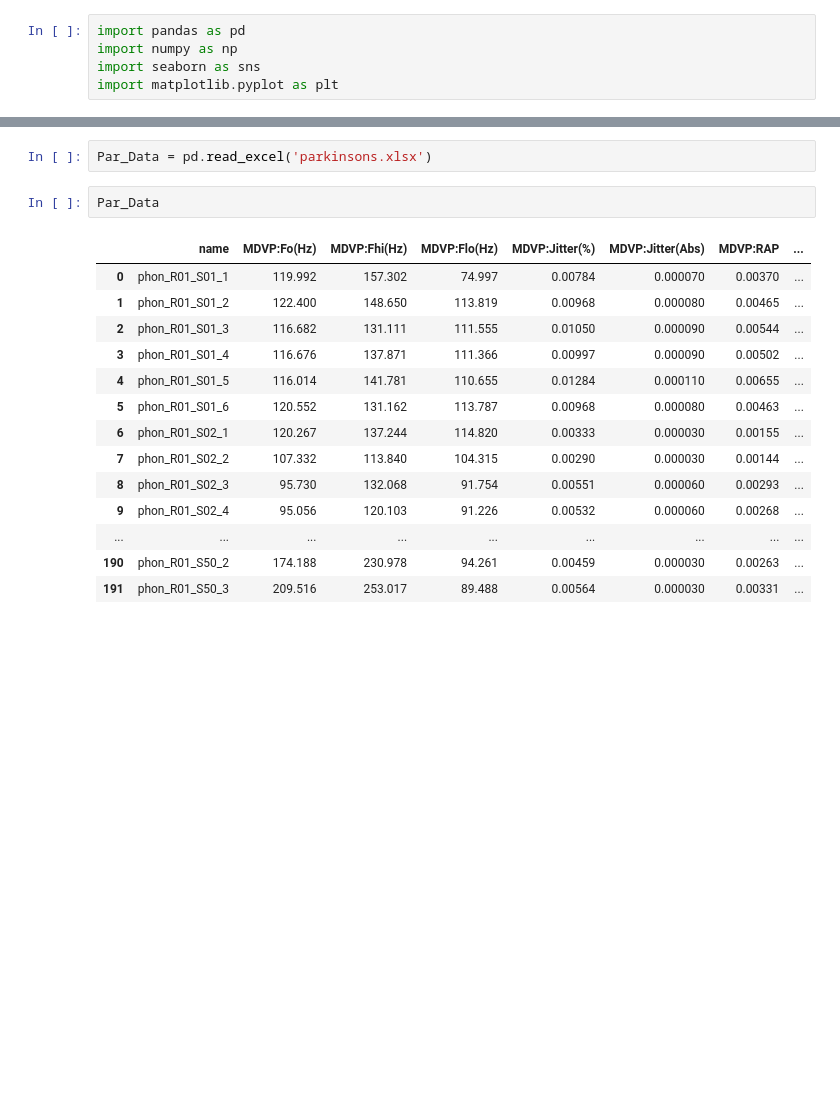
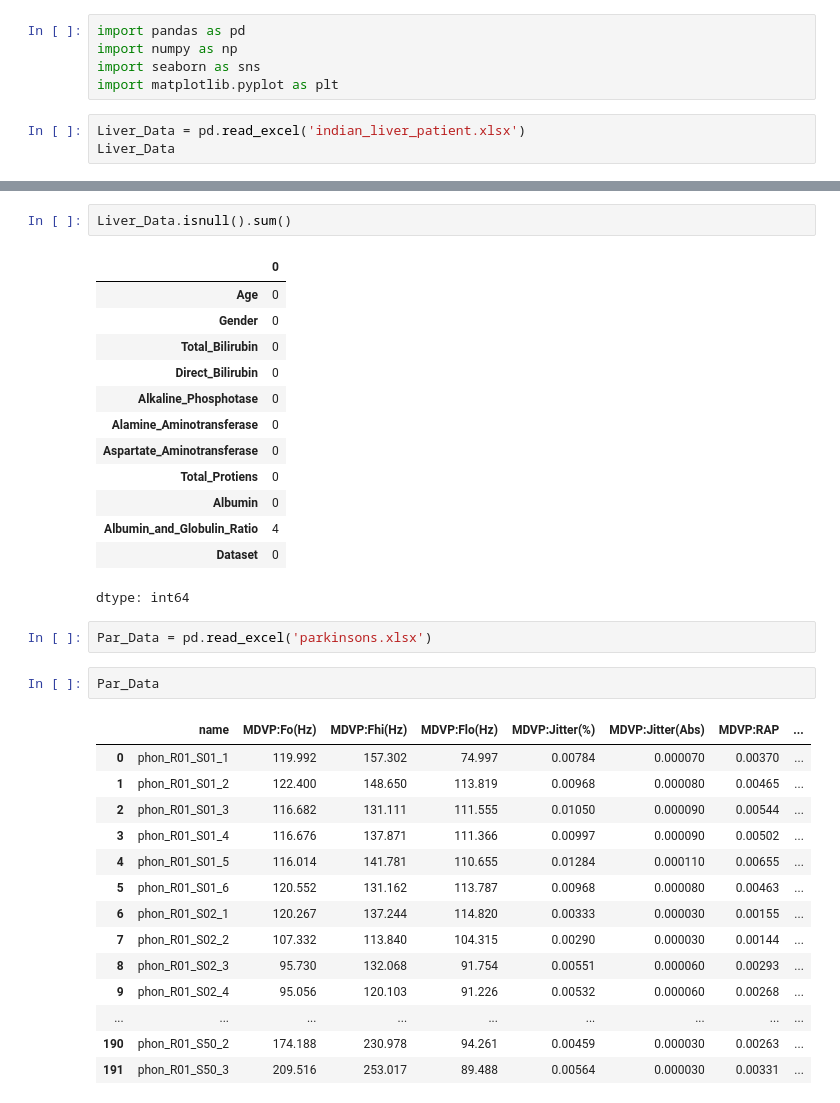
Before and after one commit to raju1207/Multiple-Disease-Prediction-Analysis, a Jupyter notebook: Multiple_Disease_Prediction_Analysis.ipynb, the cells around one changed output, grey strips where cells are left out. Drawn from its saved outputs; the diff is of its cells as text; blank space fills up the shorter version.

```diff
--- a/Multiple_Disease_Prediction_Analysis.ipynb
+++ b/Multiple_Disease_Prediction_Analysis.ipynb
@@ -5,3 +5,6 @@ import pandas as pd
 import numpy as np
 import seaborn as sns
 import matplotlib.pyplot as plt
+# %%
+Liver_Data = pd.read_excel('indian_liver_patient.xlsx')
+Liver_Data
@@ -8,3 +52,19 @@ import matplotlib.pyplot as plt
+# %%
+Liver_Data.isnull().sum()
+# %% [output]
+|  | 0 |
+| Age | 0 |
+| Gender | 0 |
+| Total_Bilirubin | 0 |
+| Direct_Bilirubin | 0 |
+| Alkaline_Phosphotase | 0 |
+| Alamine_Aminotransferase | 0 |
+| Aspartate_Aminotransferase | 0 |
+| Total_Protiens | 0 |
+| Albumin | 0 |
+| Albumin_and_Globulin_Ratio | 4 |
+| Dataset | 0 |
+dtype: int64
 # %%
 Par_Data = pd.read_excel('parkinsons.xlsx')
 # %%
```
Also changed, not shown: parts of 10 cells of this notebook.
